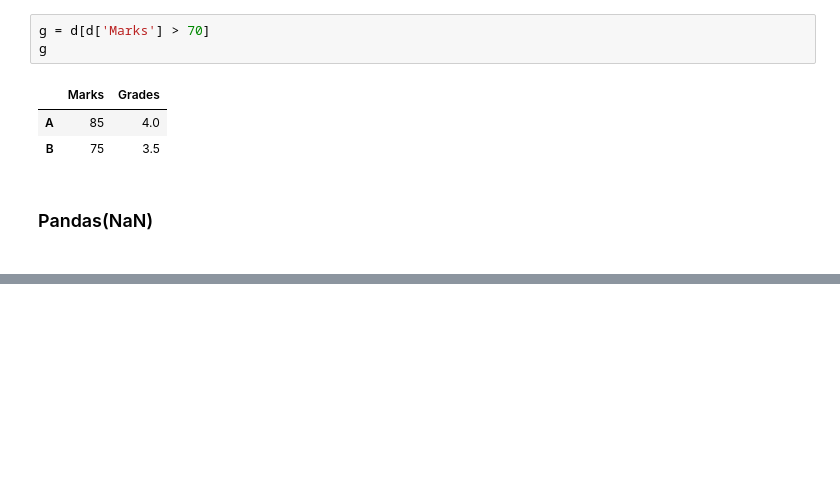
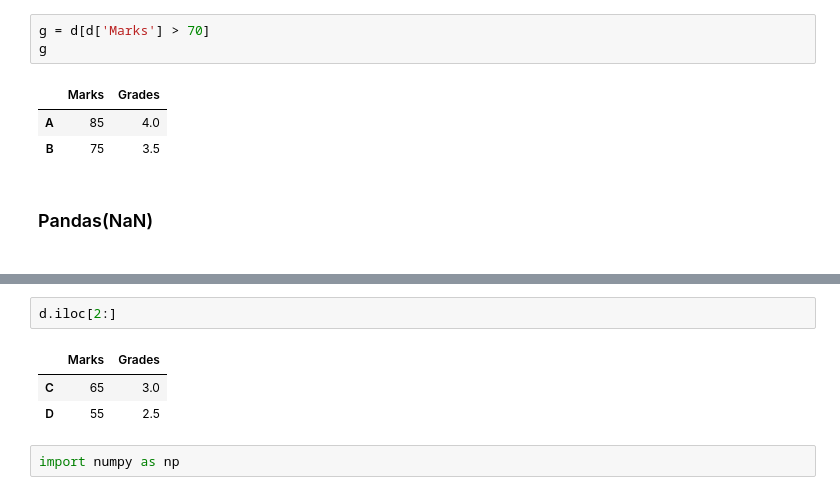
Before and after one commit to mo-shahab/comp-theory, a Jupyter notebook: data_science/data_science_.ipynb, the cells around one changed output, grey strips where cells are left out. Cells and saved outputs as stored; diff of their text form; blank space fills up the shorter version.

```diff
--- a/data_science/data_science_.ipynb
+++ b/data_science/data_science_.ipynb
@@ -533,0 +586,8 @@ g
+# %%
+d.iloc[2:]
+# %% [output]
+|  | Marks | Grades |
+| C | 65 | 3.0 |
+| D | 55 | 2.5 |
+# %%
+import numpy as np
```
Also changed, not shown: parts of 7 cells of this notebook.
